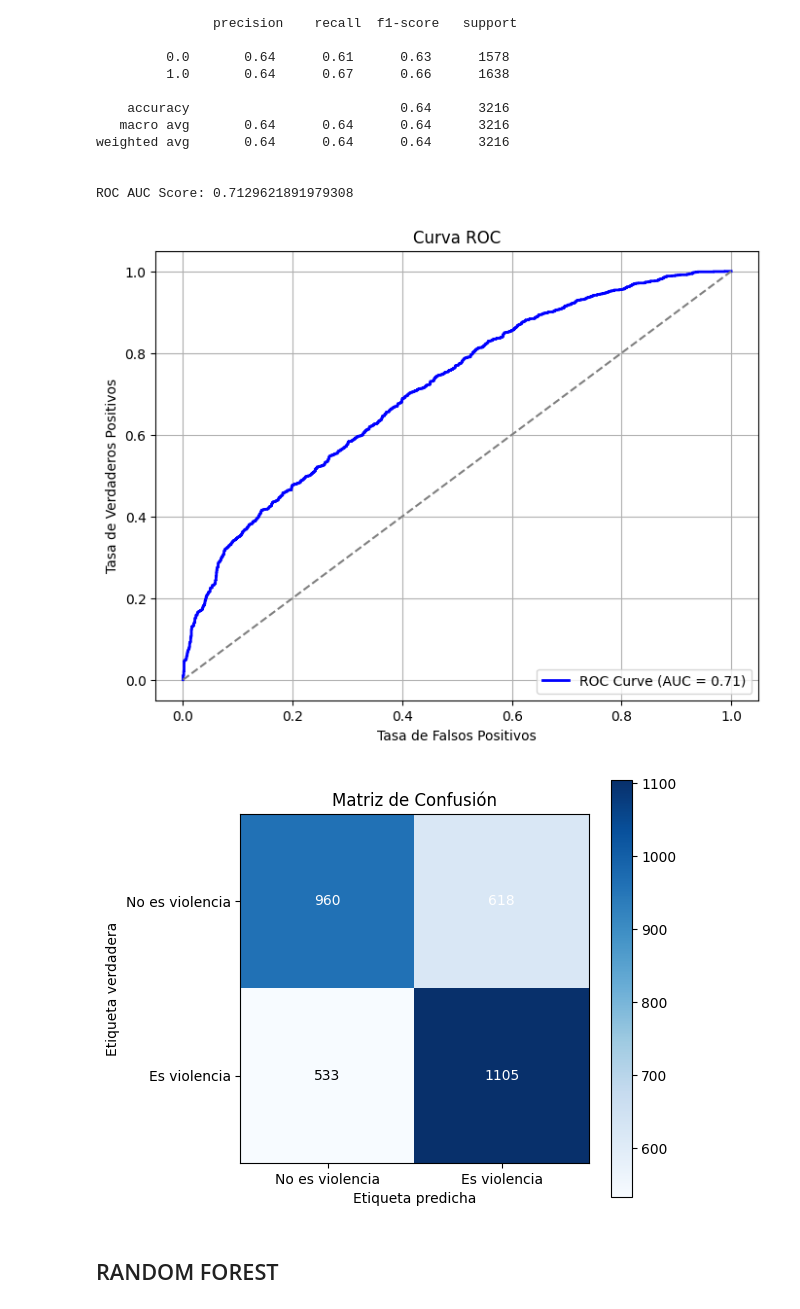
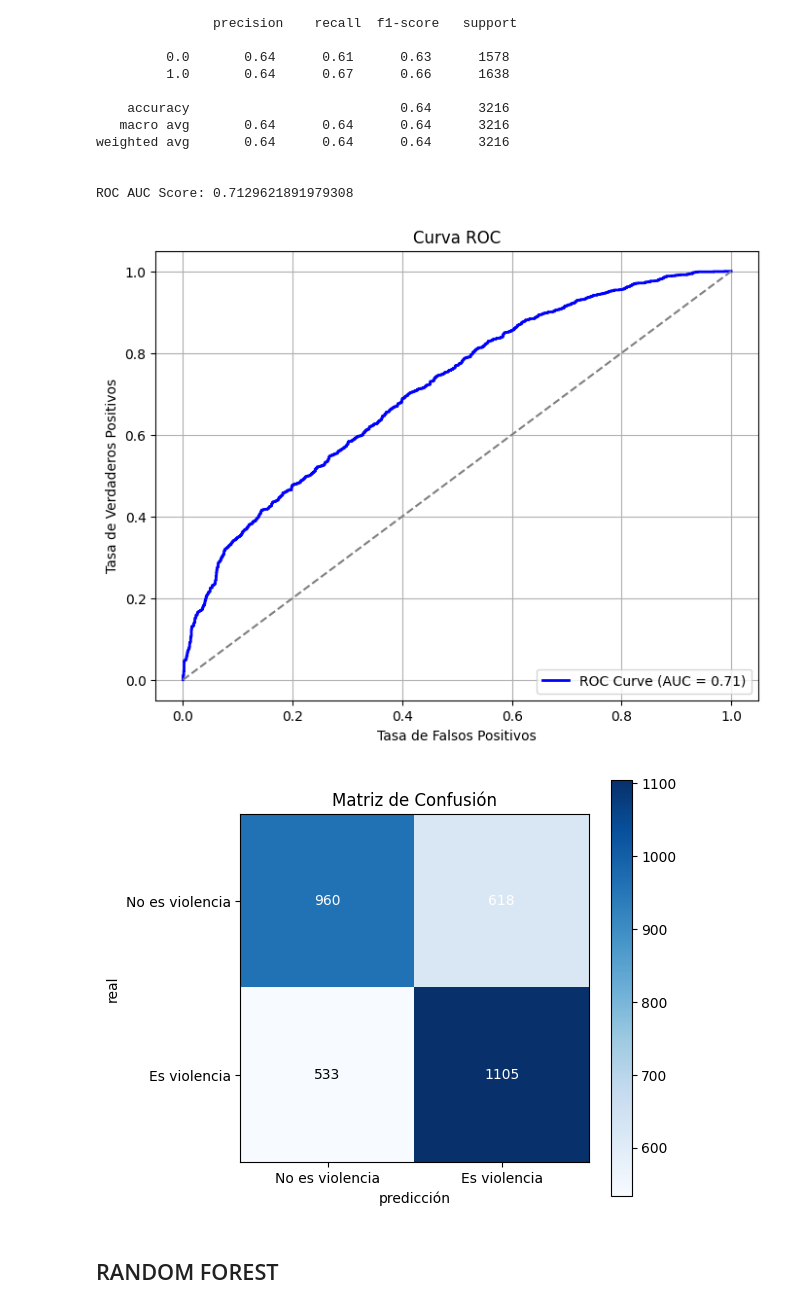
Before and after one commit to angelargd8/Proyecto3-MDD, a Jupyter notebook: reglog-remuestreo.ipynb, the cells around one changed output. Cells and saved outputs as stored; diff of their text form; code cells hidden in the pictures.

```diff
--- a/reglog-remuestreo.ipynb
+++ b/reglog-remuestreo.ipynb
@@ -497,36 +498,36 @@ plt.plot(fpr, tpr, color='blue', lw=2, label=f'ROC Curve (AUC = {roc_auc:.2f})')
 plt.plot([0, 1], [0, 1], color='gray', linestyle='--')
 plt.xlabel('Tasa de Falsos Positivos')
 plt.ylabel('Tasa de Verdaderos Positivos')
 plt.title('Curva ROC')
 plt.legend(loc='lower right')
 plt.grid(True)
 plt.show()
 
 # --- MATRIZ DE CONFUSIÓN ---
 plt.figure(figsize=(6, 5))
 cm = confusion_matrix(y_test, y_pred)
 plt.imshow(cm, interpolation='nearest', cmap=plt.cm.Blues)
 plt.title('Matriz de Confusión')
 plt.colorbar()
 classes = ["No es violencia", "Es violencia"]
 plt.xticks(np.arange(len(classes)), classes)
 plt.yticks(np.arange(len(classes)), classes)
 
 # Etiquetas en cada celda
 thresh = cm.max() / 2.
 for i in range(cm.shape[0]):
     for j in range(cm.shape[1]):
         plt.text(j, i, format(cm[i, j], 'd'),
                  ha="center", va="center",
                  color="white" if cm[i, j] > thresh else "black")
 
-plt.ylabel('Etiqueta verdadera')
-plt.xlabel('Etiqueta predicha')
+plt.ylabel('real')
+plt.xlabel('predicción')
 plt.tight_layout()
 plt.show()
 # %% [output]
 [figure]
-[figure, old version]
+[figure, new version]
 # %% [markdown]
 ## RANDOM FOREST
 # %%
```
Also changed, not shown: parts of 3 cells of this notebook, 1 other file.
